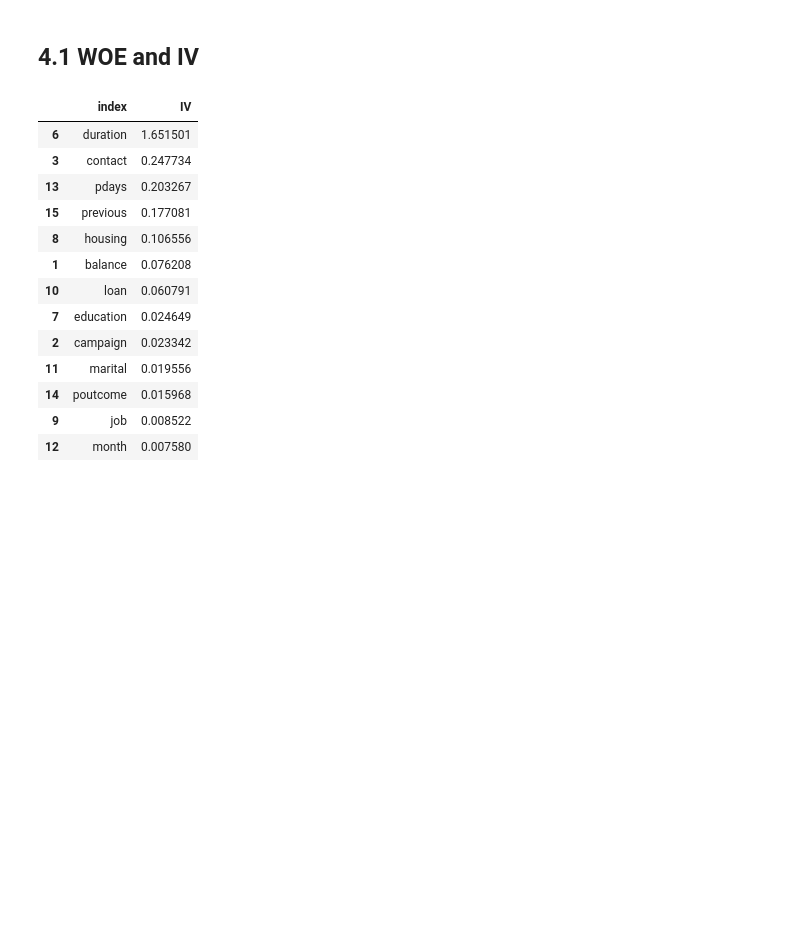
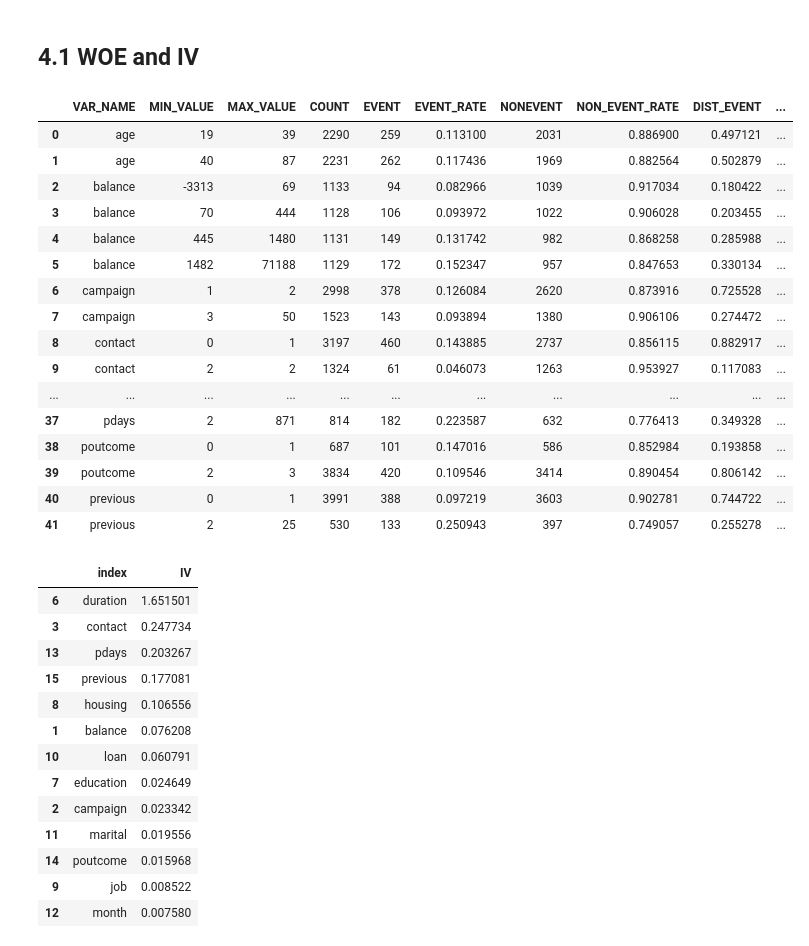
Before and after one commit to Sundar0989/EndtoEnd---Predictive-modeling-using-Python, a Jupyter notebook: EndtoEnd code for Predictive model.ipynb, the cells around one changed output. Saved outputs shown, nothing was run; the diff lists cells and outputs as text; code cells hidden in the pictures; blank space fills up the shorter version.

```diff
--- a/EndtoEnd code for Predictive model.ipynb
+++ b/EndtoEnd code for Predictive model.ipynb
@@ -255,6 +255,26 @@ def data_vars(df1, target):
     return(iv_df,iv)
 # %%
 final_iv, IV = data_vars(df[df.columns.difference(['target'])],df.target)
+# %%
+final_iv
+# %% [output]
+|  | VAR_NAME | MIN_VALUE | MAX_VALUE | COUNT | EVENT | EVENT_RATE | NONEVENT | NON_EVENT_RATE | DIST_EVENT | ... |
+| 0 | age | 19 | 39 | 2290 | 259 | 0.113100 | 2031 | 0.886900 | 0.497121 | ... |
+| 1 | age | 40 | 87 | 2231 | 262 | 0.117436 | 1969 | 0.882564 | 0.502879 | ... |
+| 2 | balance | -3313 | 69 | 1133 | 94 | 0.082966 | 1039 | 0.917034 | 0.180422 | ... |
+| 3 | balance | 70 | 444 | 1128 | 106 | 0.093972 | 1022 | 0.906028 | 0.203455 | ... |
+| 4 | balance | 445 | 1480 | 1131 | 149 | 0.131742 | 982 | 0.868258 | 0.285988 | ... |
+| 5 | balance | 1482 | 71188 | 1129 | 172 | 0.152347 | 957 | 0.847653 | 0.330134 | ... |
+| 6 | campaign | 1 | 2 | 2998 | 378 | 0.126084 | 2620 | 0.873916 | 0.725528 | ... |
+| 7 | campaign | 3 | 50 | 1523 | 143 | 0.093894 | 1380 | 0.906106 | 0.274472 | ... |
+| 8 | contact | 0 | 1 | 3197 | 460 | 0.143885 | 2737 | 0.856115 | 0.882917 | ... |
+| 9 | contact | 2 | 2 | 1324 | 61 | 0.046073 | 1263 | 0.953927 | 0.117083 | ... |
+| ... | ... | ... | ... | ... | ... | ... | ... | ... | ... | ... |
+| 37 | pdays | 2 | 871 | 814 | 182 | 0.223587 | 632 | 0.776413 | 0.349328 | ... |
+| 38 | poutcome | 0 | 1 | 687 | 101 | 0.147016 | 586 | 0.852984 | 0.193858 | ... |
+| 39 | poutcome | 2 | 3 | 3834 | 420 | 0.109546 | 3414 | 0.890454 | 0.806142 | ... |
+| 40 | previous | 0 | 1 | 3991 | 388 | 0.097219 | 3603 | 0.902781 | 0.744722 | ... |
+| 41 | previous | 2 | 25 | 530 | 133 | 0.250943 | 397 | 0.749057 | 0.255278 | ... |
 # %%
 IV = IV.rename(columns={'VAR_NAME':'index'})
 IV.sort_values(['IV'],ascending=0)
```
Also changed, not shown: parts of 15 cells of this notebook.
